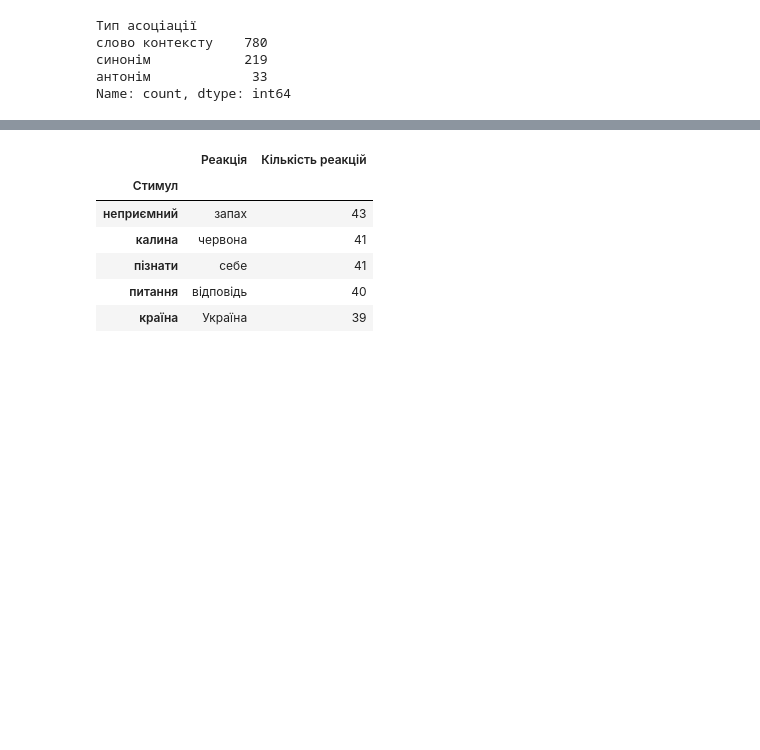
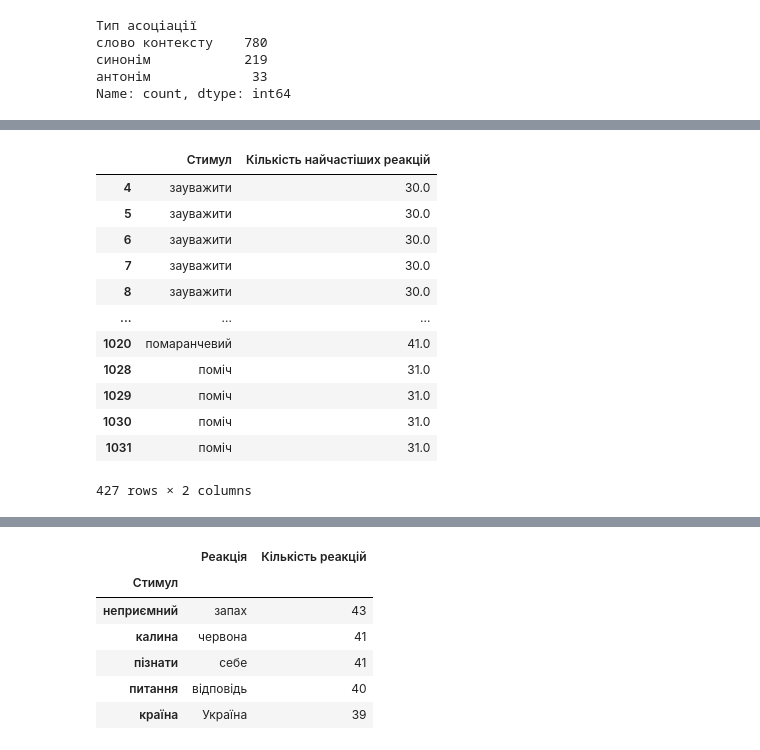
Before and after one commit to yagodanr/pandas_word_assosiations, a Jupyter notebook: main.ipynb, the cells around one changed output, grey strips where cells are left out. Cells and saved outputs as stored; diff of their text form; code cells hidden in the pictures; blank space fills up the shorter version.

```diff
--- a/main.ipynb
+++ b/main.ipynb
@@ -27,0 +59,18 @@ Name: count, dtype: int64
+# %%
+stimul_above_mean = num_of_association[num_of_association['Кількість найчастіших реакцій'] > mean_most_freq][[
+    'Стимул', 'Кількість найчастіших реакцій']]
+stimul_above_mean
+# %% [output]
+|  | Стимул | Кількість найчастіших реакцій |
+| 4 | зауважити | 30.0 |
+| 5 | зауважити | 30.0 |
+| 6 | зауважити | 30.0 |
+| 7 | зауважити | 30.0 |
+| 8 | зауважити | 30.0 |
+| ... | ... | ... |
+| 1020 | помаранчевий | 41.0 |
+| 1028 | поміч | 31.0 |
+| 1029 | поміч | 31.0 |
+| 1030 | поміч | 31.0 |
+| 1031 | поміч | 31.0 |
+427 rows × 2 columns
```
Also changed, not shown: parts of 5 cells of this notebook.
